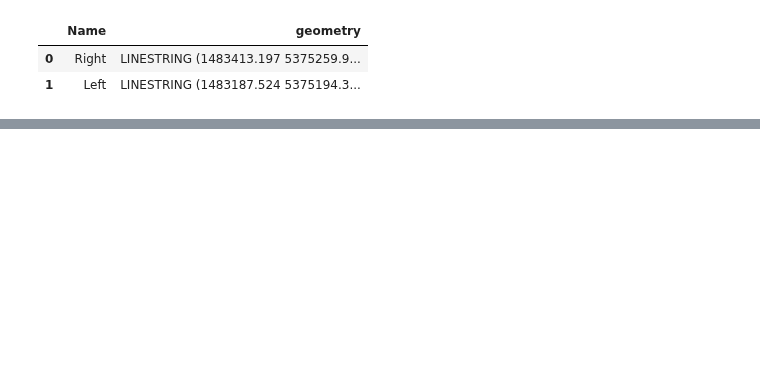
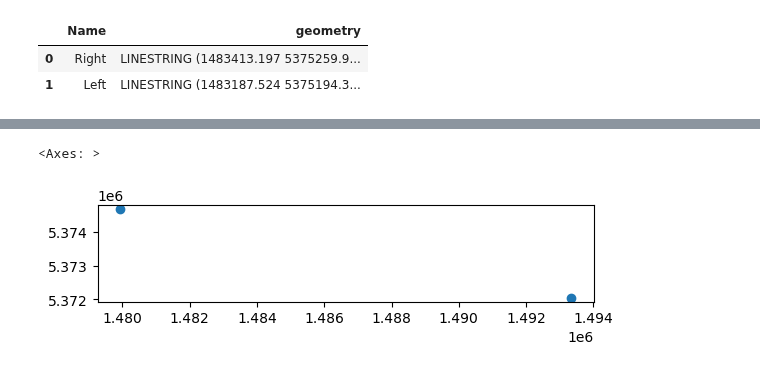
Before and after one commit to rosepearson/Hydrologic-DEMs-scripts, a Jupyter notebook: jupyter_notebooks/river_bathymetry/paper/Westport_measured.ipynb, the cells around one changed output, grey strips where cells are left out. Saved outputs shown, nothing was run; the diff lists cells and outputs as text; code cells hidden in the pictures; blank space fills up the shorter version.

```diff
--- a/jupyter_notebooks/river_bathymetry/paper/Westport_measured.ipynb
+++ b/jupyter_notebooks/river_bathymetry/paper/Westport_measured.ipynb
@@ -34,0 +156,5 @@ riverbanks
+# %%
+channel.rotate(45).boundary.plot()
+# %% [output]
+<Axes: >
+[figure, added]
```
Also changed, not shown: parts of 23 cells of this notebook, 1 other file.
